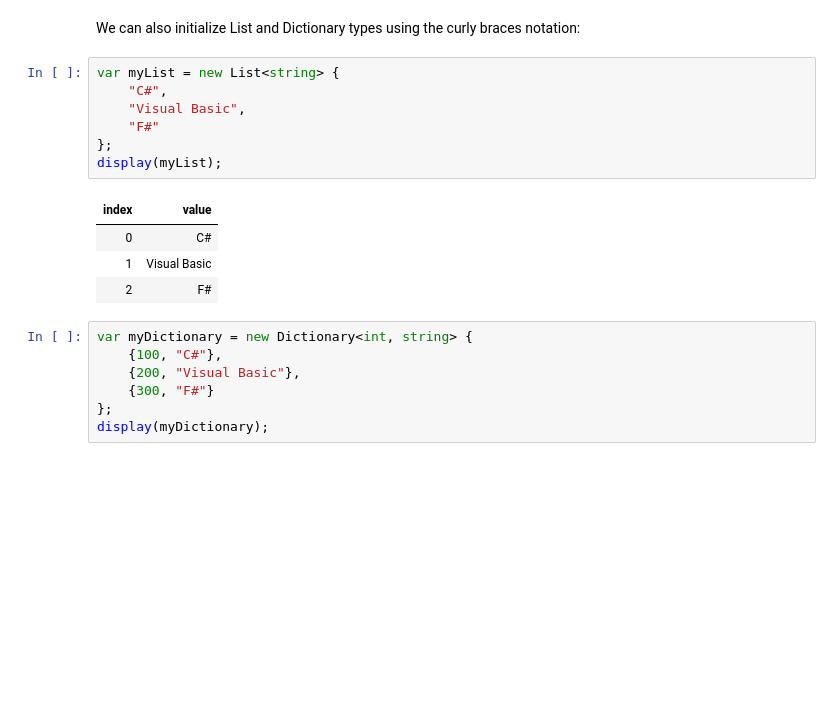
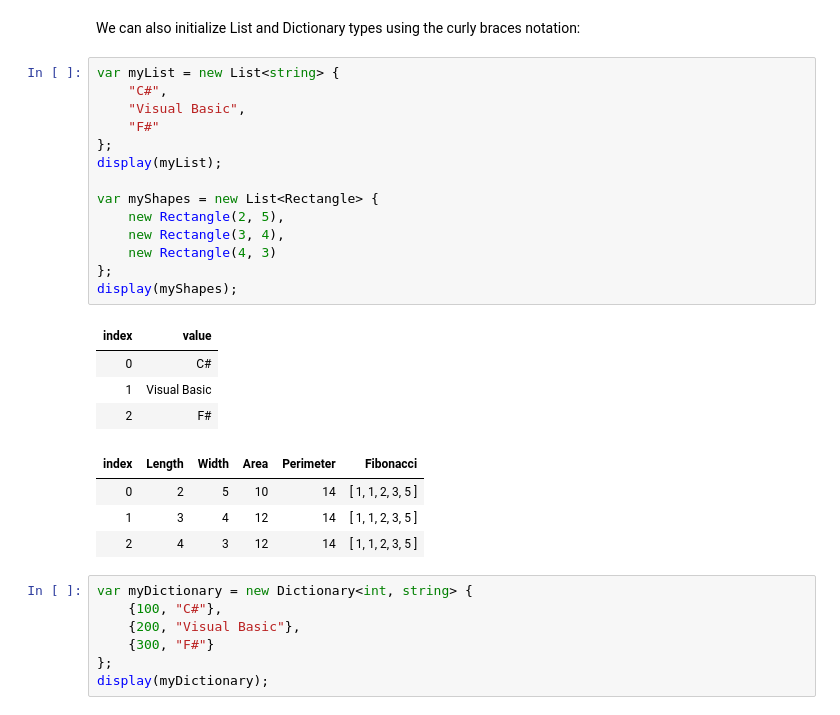
Before and after one commit to csharpfritz/csharp_with_csharpfritz, a Jupyter notebook: notebooks/0107-Errata_01.ipynb, the cells around one changed output. Saved outputs shown, nothing was run; the diff lists cells and outputs as text; blank space fills up the shorter version.

```diff
--- a/notebooks/0107-Errata_01.ipynb
+++ b/notebooks/0107-Errata_01.ipynb
@@ -322,15 +363,26 @@ We can also initialize List and Dictionary types using the curly braces notation
 # %%
 var myList = new List<string> {
     "C#",
     "Visual Basic",
     "F#"
 };
 display(myList);
+
+var myShapes = new List<Rectangle> {
+    new Rectangle(2, 5),
+    new Rectangle(3, 4),
+    new Rectangle(4, 3)
+};
+display(myShapes);
 # %% [output]
 | index | value |
 | 0 | C# |
 | 1 | Visual Basic |
 | 2 | F# |
+| index | Length | Width | Area | Perimeter | Fibonacci |
+| 0 | 2 | 5 | 10 | 14 | [ 1, 1, 2, 3, 5 ] |
+| 1 | 3 | 4 | 12 | 14 | [ 1, 1, 2, 3, 5 ] |
+| 2 | 4 | 3 | 12 | 14 | [ 1, 1, 2, 3, 5 ] |
 # %%
 var myDictionary = new Dictionary<int, string> {
     {100, "C#"},
```
Also changed, not shown: parts of 25 cells of this notebook.
